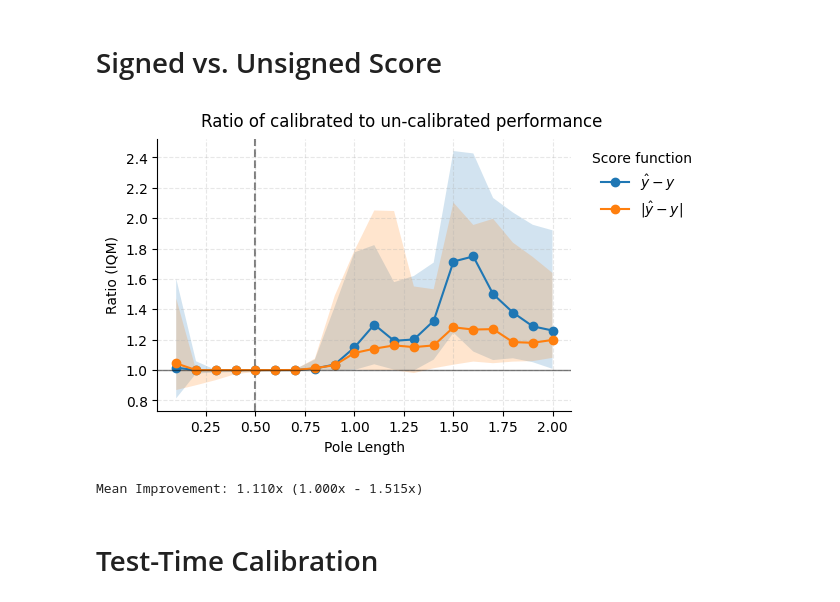
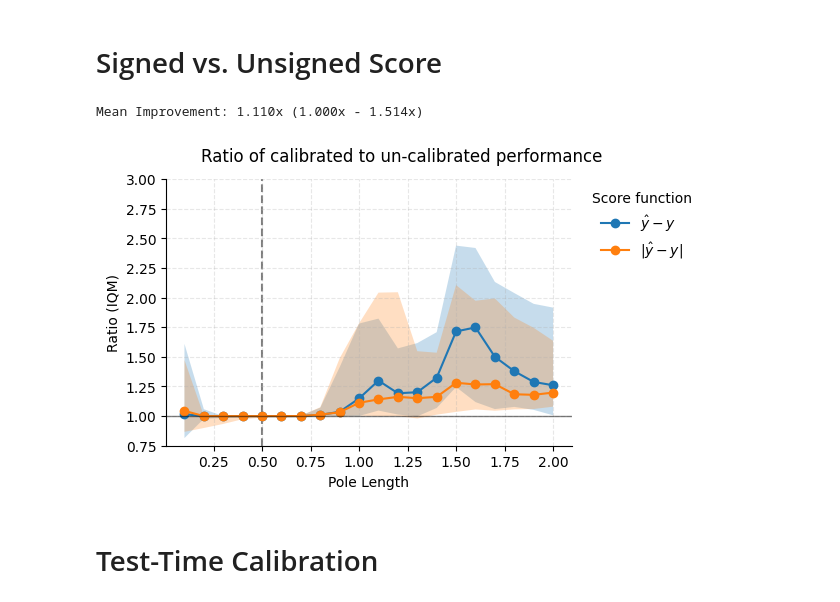
Before and after one commit to foty-hub/msc_thesis, a Jupyter notebook: notebooks/cartpole/plot.ipynb, the cells around one changed output. Saved outputs shown, nothing was run; the diff lists cells and outputs as text; code cells hidden in the pictures.

```diff
--- a/notebooks/cartpole/plot.ipynb
+++ b/notebooks/cartpole/plot.ipynb
@@ -202,7 +215,7 @@ plt.show()
 # %% [markdown]
 # Signed vs. Unsigned Score
 # %%
-unsigned_score_fp = f"{results_dir}/run_unsigned_score/robustness_experiment.pkl"
+unsigned_score_fp = f"{results_dir}/cartpole/run_unsigned_score/robustness_experiment.pkl"
 unsigned_raw = load_data(unsigned_score_fp)
 unsigned_grp = unsigned_raw.groupby(['seed', 'length']).mean().reset_index()
 unsigned_filtered = unsigned_grp[~unsigned_grp['seed'].isin(bad_seeds)].drop(columns='run')
@@ -214,31 +227,11 @@ us_ratio_dict = {r'$\hat{y} - y$': ratio_clean, r'$|\hat{y} - y|$': us_ratio_cle
 
 us_ratio_score, us_ratio_cis = rly.get_interval_estimates(
   us_ratio_dict, iqm, reps=50_000)
-# %%
-lengths = np.linspace(0.1, 2.0, 20)
-
-fig, ax = plt.subplots(figsize=(6, 3.5), layout="constrained")  # or constrained_layout=True
-for algo in us_ratio_score:
-    us_iqms = us_ratio_score[algo]
-    lower, upper = us_ratio_cis[algo]
-    ax.plot(lengths, us_iqms, marker="o", label=algo)
-    ax.fill_between(lengths, lower, upper, alpha=0.2)
-
-ax.axhline(1.0, c='k', alpha=0.5, linewidth=1)
-ax.spines["top"].set_visible(False)
-ax.spines["right"].set_visible(False)
-ax.grid(alpha=0.3, linestyle="--")
-ax.axvline(0.5, linestyle="--", color="k", zorder=0, alpha=0.5)
-ax.set_ylabel("Ratio (IQM)")
-ax.set_xlabel("Pole Length")
-ax.legend(frameon=False, loc='upper left', bbox_to_anchor=(1.02, 1), title='Score function')
-fig.suptitle('Ratio of calibrated to un-calibrated performance');
-# %% [output]
-[figure, removed]
-# %%
-print(f'Mean Improvement: {us_iqms.mean():.3f}x ({lower.mean():.3f}x - {upper.mean():.3f}x)')
-# %% [output]
-Mean Improvement: 1.110x (1.000x - 1.515x)
+# %%
+plot_improvement_curve(xs, us_ratio_score, us_ratio_cis, xlabel='Pole Length', title='Ratio of calibrated to un-calibrated performance', legend_title="Score function")
+# %% [output]
+Mean Improvement: 1.110x (1.000x - 1.514x)
+[figure, added]
 # %% [markdown]
 # Test-Time Calibration
 # %%
```
Also changed, not shown: parts of 21 cells of this notebook, 2 other files.
